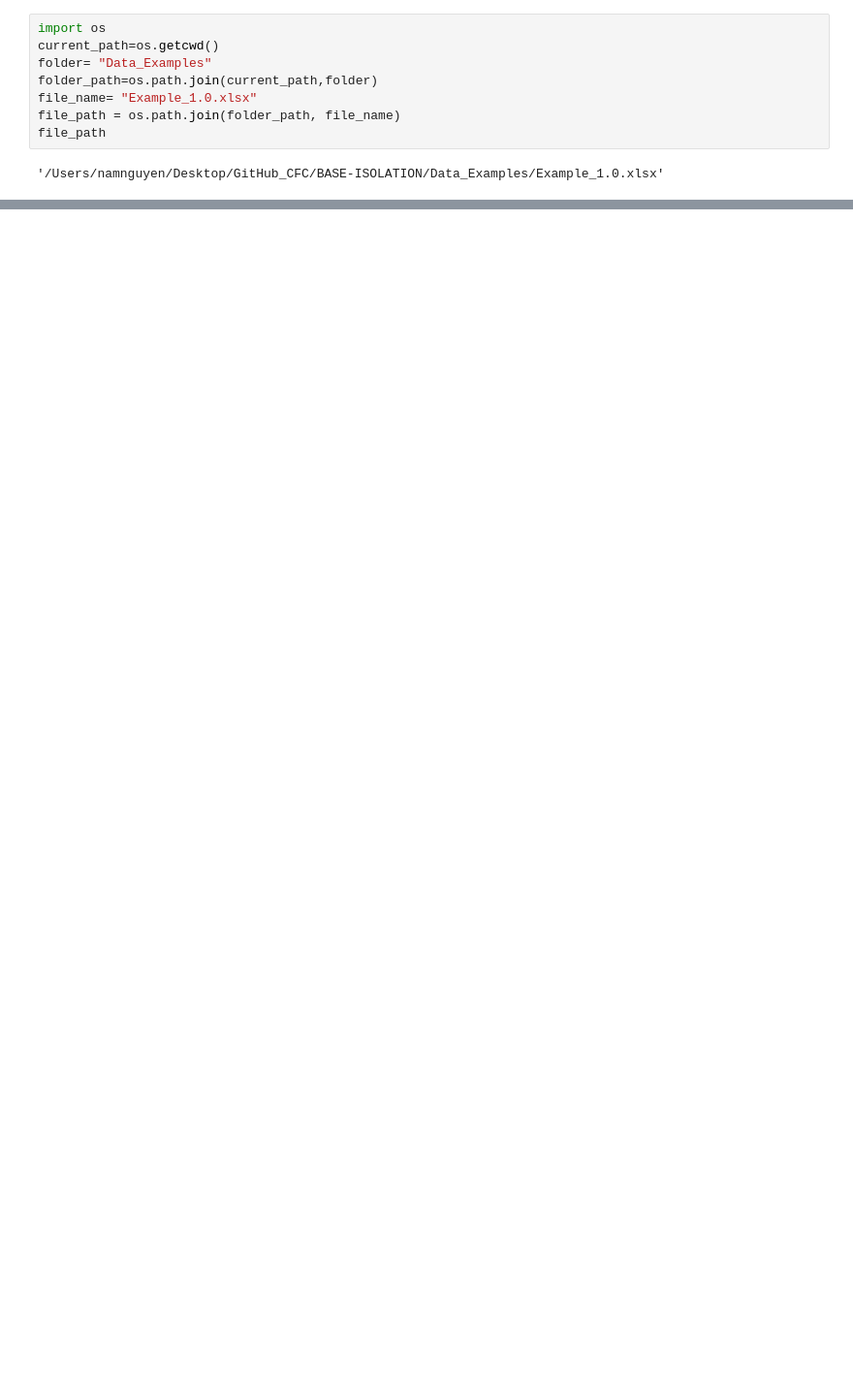
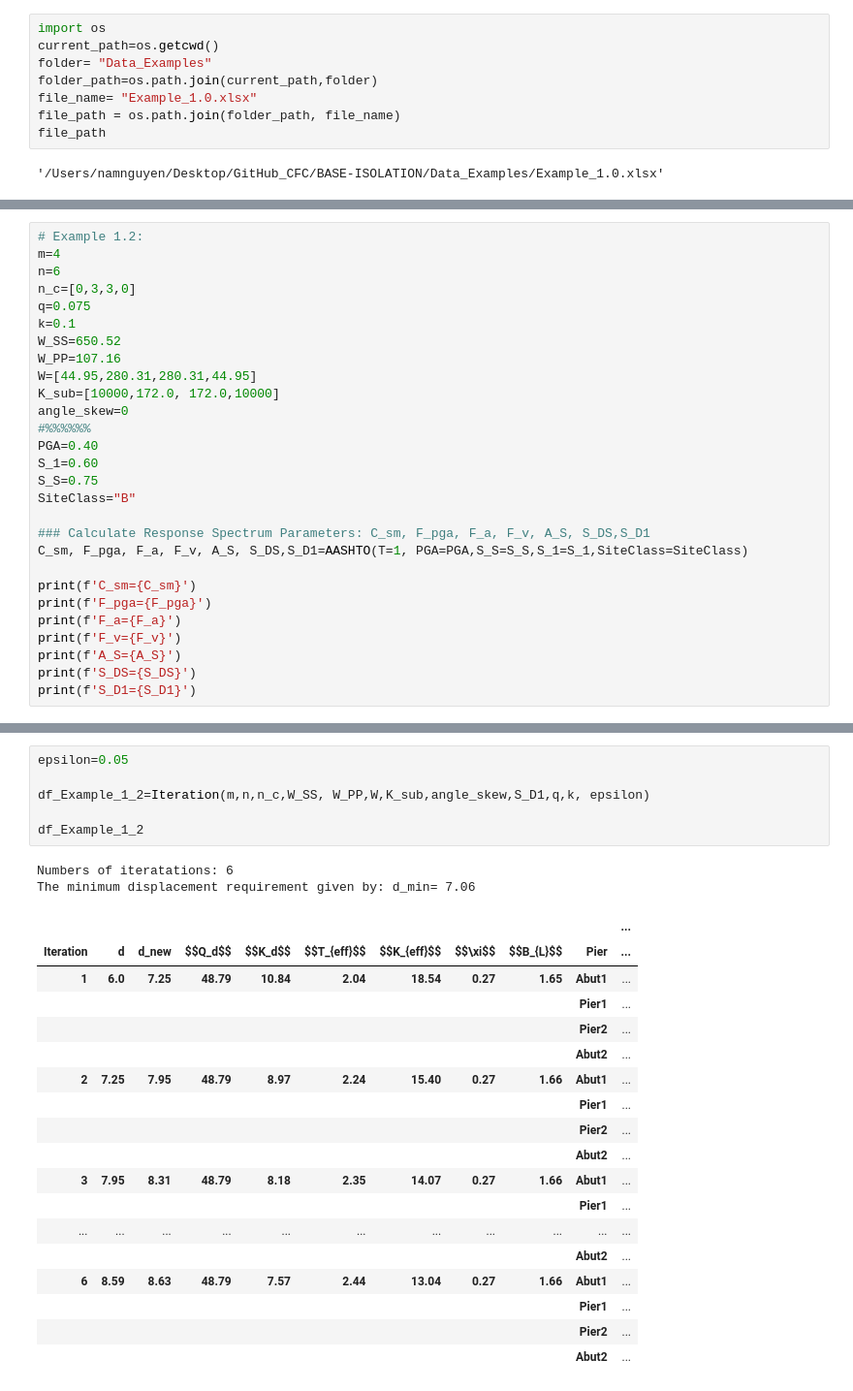
Before and after one commit to CFCSL/BASE-ISOLATION, a Jupyter notebook: test.ipynb, the cells around one changed output, grey strips where cells are left out. Shown at 97% size. Saved outputs shown, nothing was run; the diff lists cells and outputs as text; blank space fills up the shorter version.

```diff
--- a/test.ipynb
+++ b/test.ipynb
@@ -333,0 +414,28 @@ concatenated_df.to_excel(file_path, index=True)
+# %%
+# Example 1.2:
+m=4
+n=6
+n_c=[0,3,3,0]
+q=0.075
+k=0.1
+W_SS=650.52
+W_PP=107.16
+W=[44.95,280.31,280.31,44.95]
+K_sub=[10000,172.0, 172.0,10000]
+angle_skew=0
+#%%%%%%
+PGA=0.40
+S_1=0.60
+S_S=0.75
+SiteClass="B"
+
+### Calculate Response Spectrum Parameters: C_sm, F_pga, F_a, F_v, A_S, S_DS,S_D1
+C_sm, F_pga, F_a, F_v, A_S, S_DS,S_D1=AASHTO(T=1, PGA=PGA,S_S=S_S,S_1=S_1,SiteClass=SiteClass)
+
+print(f'C_sm={C_sm}')
+print(f'F_pga={F_pga}')
+print(f'F_a={F_a}')
+print(f'F_v={F_v}')
+print(f'A_S={A_S}')
+print(f'S_DS={S_DS}')
+print(f'S_D1={S_D1}')
@@ -333,0 +450,27 @@ concatenated_df.to_excel(file_path, index=True)
+# %%
+epsilon=0.05
+
+df_Example_1_2=Iteration(m,n,n_c,W_SS, W_PP,W,K_sub,angle_skew,S_D1,q,k, epsilon)
+
+df_Example_1_2
+# %% [output]
+Numbers of iteratations: 6
+The minimum displacement requirement given by: d_min= 7.06
+|  |  |  |  |  |  |  |  |  |  | ... |
+| Iteration | d | d_new | $$Q_d$$ | $$K_d$$ | $$T_{eff}$$ | $$K_{eff}$$ | $$\xi$$ | $$B_{L}$$ | Pier | ... |
+| 1 | 6.0 | 7.25 | 48.79 | 10.84 | 2.04 | 18.54 | 0.27 | 1.65 | Abut1 | ... |
+|  |  |  |  |  |  |  |  |  | Pier1 | ... |
+|  |  |  |  |  |  |  |  |  | Pier2 | ... |
+|  |  |  |  |  |  |  |  |  | Abut2 | ... |
+| 2 | 7.25 | 7.95 | 48.79 | 8.97 | 2.24 | 15.40 | 0.27 | 1.66 | Abut1 | ... |
+|  |  |  |  |  |  |  |  |  | Pier1 | ... |
+|  |  |  |  |  |  |  |  |  | Pier2 | ... |
+|  |  |  |  |  |  |  |  |  | Abut2 | ... |
+| 3 | 7.95 | 8.31 | 48.79 | 8.18 | 2.35 | 14.07 | 0.27 | 1.66 | Abut1 | ... |
+|  |  |  |  |  |  |  |  |  | Pier1 | ... |
+| ... | ... | ... | ... | ... | ... | ... | ... | ... | ... | ... |
+|  |  |  |  |  |  |  |  |  | Abut2 | ... |
+| 6 | 8.59 | 8.63 | 48.79 | 7.57 | 2.44 | 13.04 | 0.27 | 1.66 | Abut1 | ... |
+|  |  |  |  |  |  |  |  |  | Pier1 | ... |
+|  |  |  |  |  |  |  |  |  | Pier2 | ... |
+|  |  |  |  |  |  |  |  |  | Abut2 | ... |
```
Also changed, not shown: parts of 24 cells of this notebook, 6 other files.
